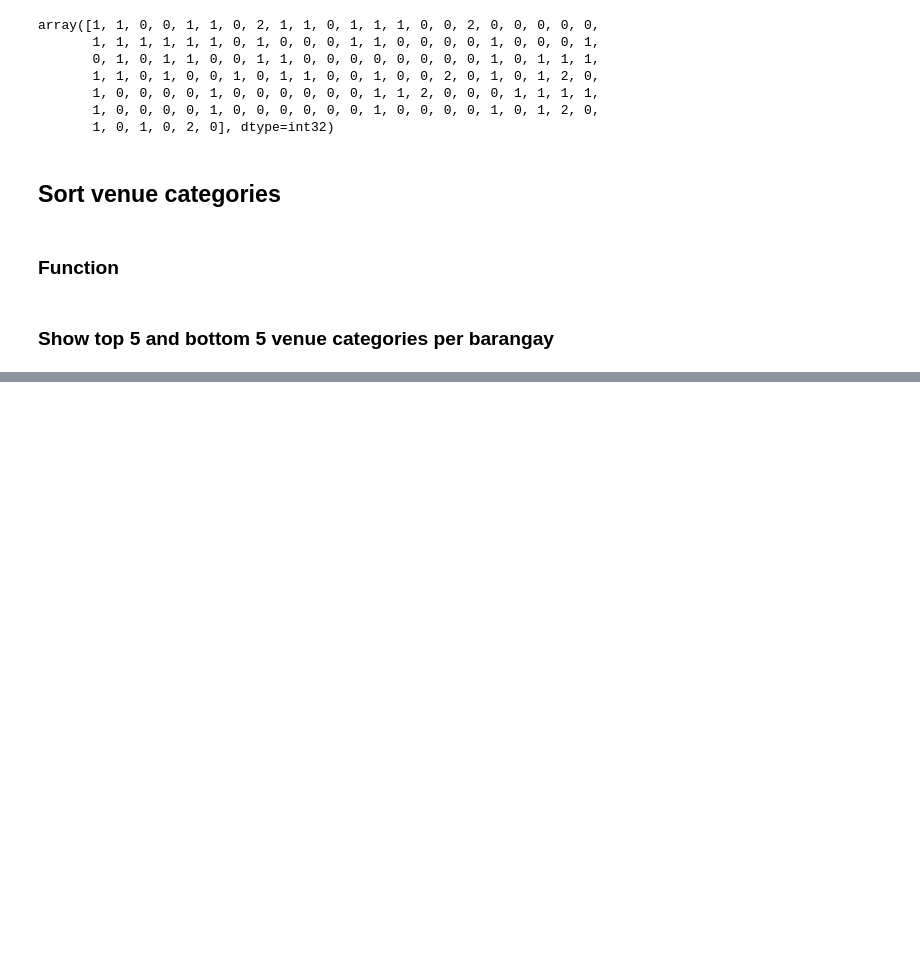
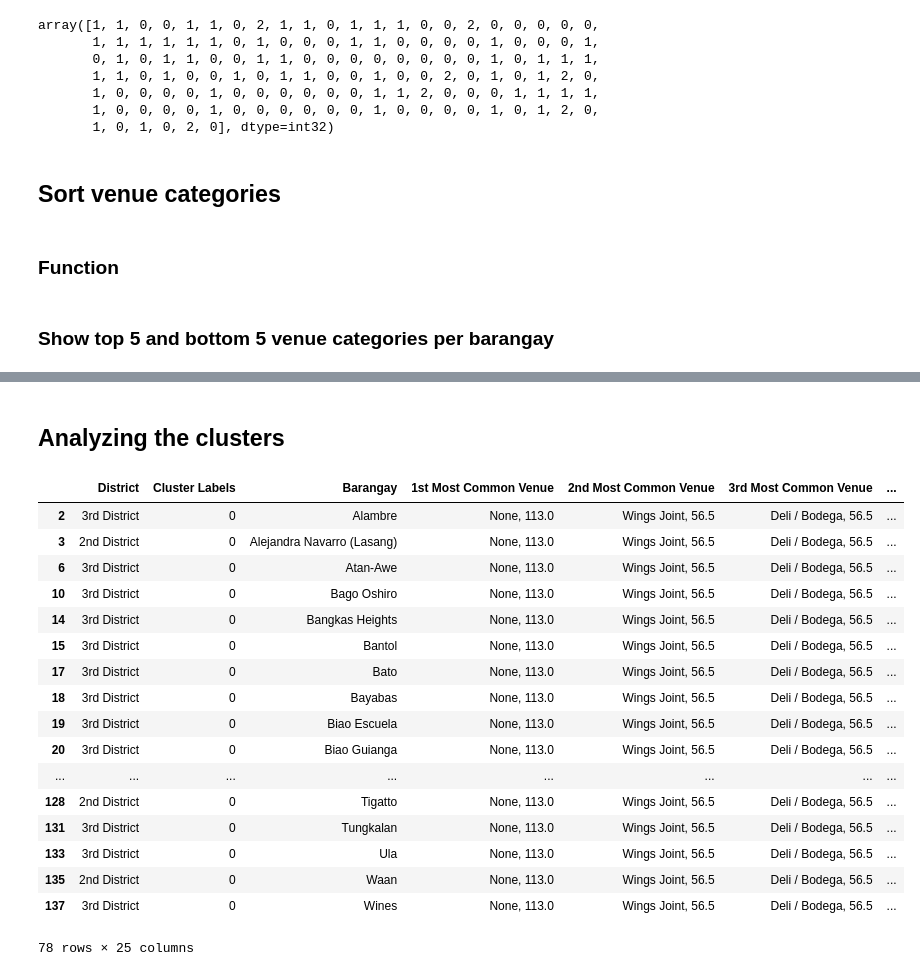
Before and after one commit to lizlimpoco/Coursera_Capstone, a Jupyter notebook: Data Science Capstone Project.ipynb, the cells around one changed output, grey strips where cells are left out. Saved outputs shown, nothing was run; the diff lists cells and outputs as text; code cells hidden in the pictures; blank space fills up the shorter version.

```diff
--- a/Data Science Capstone Project.ipynb
+++ b/Data Science Capstone Project.ipynb
@@ -569,6 +585,0 @@ dvobrgys_venues_sorted.head()
-# %%
-for i in range(dvobrgys_venues_sorted.shape[0]):
-    for j in range(1,5):
-        if(dvobrgys_venues_sorted.iloc[i,j]=='No Venue Record'):
-            dvobrgys_venues_sorted.iloc[i,j:] = 'No Venue Record'
-dvobrgys_venues_sorted.tail()
@@ -590,0 +614,23 @@ dvobrgys_venues_sorted.head()
+# %% [markdown]
+## Analyzing the clusters
+# %%
+dvobrgys_venues_sorted.loc[dvobrgys_venues_sorted['Cluster Labels'] == 0]
+# %% [output]
+|  | District | Cluster Labels | Barangay | 1st Most Common Venue | 2nd Most Common Venue | 3rd Most Common Venue | ... |
+| 2 | 3rd District | 0 | Alambre | None, 113.0 | Wings Joint, 56.5 | Deli / Bodega, 56.5 | ... |
+| 3 | 2nd District | 0 | Alejandra Navarro (Lasang) | None, 113.0 | Wings Joint, 56.5 | Deli / Bodega, 56.5 | ... |
+| 6 | 3rd District | 0 | Atan-Awe | None, 113.0 | Wings Joint, 56.5 | Deli / Bodega, 56.5 | ... |
+| 10 | 3rd District | 0 | Bago Oshiro | None, 113.0 | Wings Joint, 56.5 | Deli / Bodega, 56.5 | ... |
+| 14 | 3rd District | 0 | Bangkas Heights | None, 113.0 | Wings Joint, 56.5 | Deli / Bodega, 56.5 | ... |
+| 15 | 3rd District | 0 | Bantol | None, 113.0 | Wings Joint, 56.5 | Deli / Bodega, 56.5 | ... |
+| 17 | 3rd District | 0 | Bato | None, 113.0 | Wings Joint, 56.5 | Deli / Bodega, 56.5 | ... |
+| 18 | 3rd District | 0 | Bayabas | None, 113.0 | Wings Joint, 56.5 | Deli / Bodega, 56.5 | ... |
+| 19 | 3rd District | 0 | Biao Escuela | None, 113.0 | Wings Joint, 56.5 | Deli / Bodega, 56.5 | ... |
+| 20 | 3rd District | 0 | Biao Guianga | None, 113.0 | Wings Joint, 56.5 | Deli / Bodega, 56.5 | ... |
+| ... | ... | ... | ... | ... | ... | ... | ... |
+| 128 | 2nd District | 0 | Tigatto | None, 113.0 | Wings Joint, 56.5 | Deli / Bodega, 56.5 | ... |
+| 131 | 3rd District | 0 | Tungkalan | None, 113.0 | Wings Joint, 56.5 | Deli / Bodega, 56.5 | ... |
+| 133 | 3rd District | 0 | Ula | None, 113.0 | Wings Joint, 56.5 | Deli / Bodega, 56.5 | ... |
+| 135 | 2nd District | 0 | Waan | None, 113.0 | Wings Joint, 56.5 | Deli / Bodega, 56.5 | ... |
+| 137 | 3rd District | 0 | Wines | None, 113.0 | Wings Joint, 56.5 | Deli / Bodega, 56.5 | ... |
+78 rows × 25 columns
```
Also changed, not shown: parts of 21 cells of this notebook.
